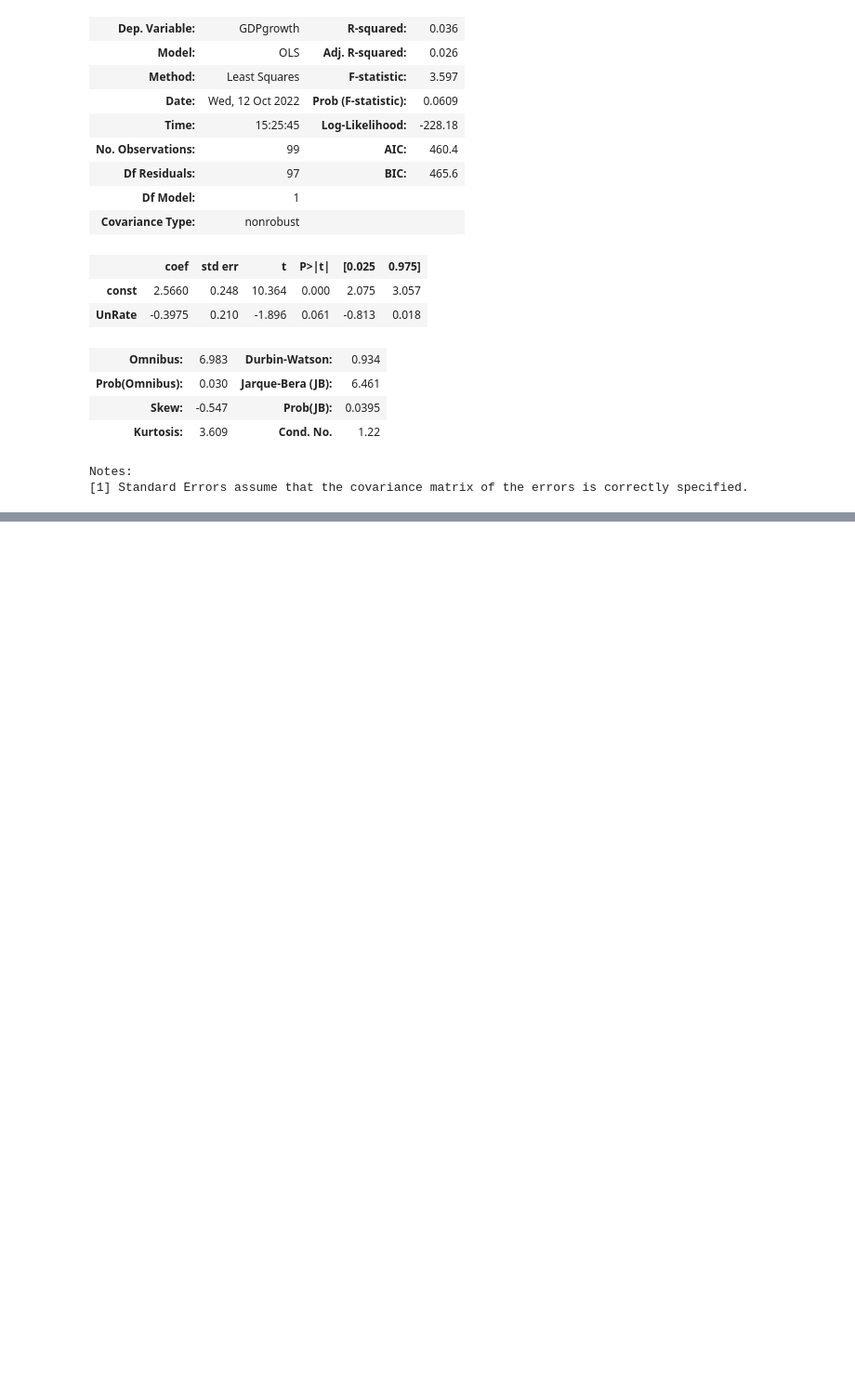
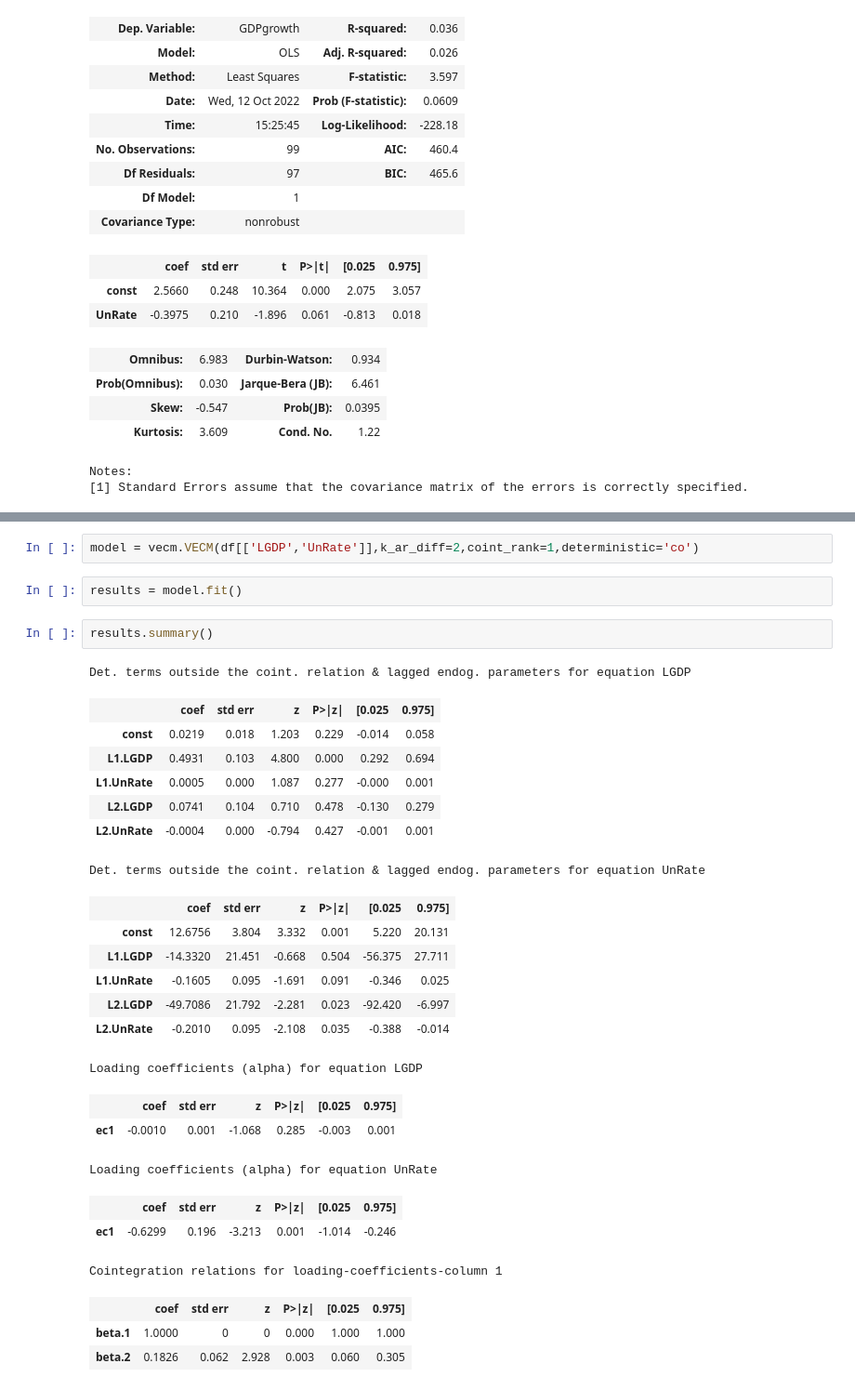
Before and after one commit to CRFisher/RSA-Okuns-Law-VECM, a Jupyter notebook: VECM.ipynb, the cells around one changed output, grey strips where cells are left out. Shown at 93% size. Saved outputs shown, nothing was run; the diff lists cells and outputs as text; blank space fills up the shorter version.

Commit message:
implement VECM model

```diff
--- a/VECM.ipynb
+++ b/VECM.ipynb
@@ -142,3 +144,34 @@ Trace Crit Values
 
 [[13.4294 15.4943 19.9349]
  [ 2.7055  3.8415  6.6349]]
+# %%
+model = vecm.VECM(df[['LGDP','UnRate']],k_ar_diff=2,coint_rank=1,deterministic='co')
+# %%
+results = model.fit()
+# %%
+results.summary()
+# %% [output]
+Det. terms outside the coint. relation & lagged endog. parameters for equation LGDP
+|  | coef | std err | z | P>|z| | [0.025 | 0.975] |
+| const | 0.0219 | 0.018 | 1.203 | 0.229 | -0.014 | 0.058 |
+| L1.LGDP | 0.4931 | 0.103 | 4.800 | 0.000 | 0.292 | 0.694 |
+| L1.UnRate | 0.0005 | 0.000 | 1.087 | 0.277 | -0.000 | 0.001 |
+| L2.LGDP | 0.0741 | 0.104 | 0.710 | 0.478 | -0.130 | 0.279 |
+| L2.UnRate | -0.0004 | 0.000 | -0.794 | 0.427 | -0.001 | 0.001 |
+Det. terms outside the coint. relation & lagged endog. parameters for equation UnRate
+|  | coef | std err | z | P>|z| | [0.025 | 0.975] |
+| const | 12.6756 | 3.804 | 3.332 | 0.001 | 5.220 | 20.131 |
+| L1.LGDP | -14.3320 | 21.451 | -0.668 | 0.504 | -56.375 | 27.711 |
+| L1.UnRate | -0.1605 | 0.095 | -1.691 | 0.091 | -0.346 | 0.025 |
+| L2.LGDP | -49.7086 | 21.792 | -2.281 | 0.023 | -92.420 | -6.997 |
+| L2.UnRate | -0.2010 | 0.095 | -2.108 | 0.035 | -0.388 | -0.014 |
+Loading coefficients (alpha) for equation LGDP
+|  | coef | std err | z | P>|z| | [0.025 | 0.975] |
+| ec1 | -0.0010 | 0.001 | -1.068 | 0.285 | -0.003 | 0.001 |
+Loading coefficients (alpha) for equation UnRate
+|  | coef | std err | z | P>|z| | [0.025 | 0.975] |
+| ec1 | -0.6299 | 0.196 | -3.213 | 0.001 | -1.014 | -0.246 |
+Cointegration relations for loading-coefficients-column 1
+|  | coef | std err | z | P>|z| | [0.025 | 0.975] |
+| beta.1 | 1.0000 | 0 | 0 | 0.000 | 1.000 | 1.000 |
+| beta.2 | 0.1826 | 0.062 | 2.928 | 0.003 | 0.060 | 0.305 |
```
Also changed, not shown: parts of 2 cells of this notebook, 1 other file.
